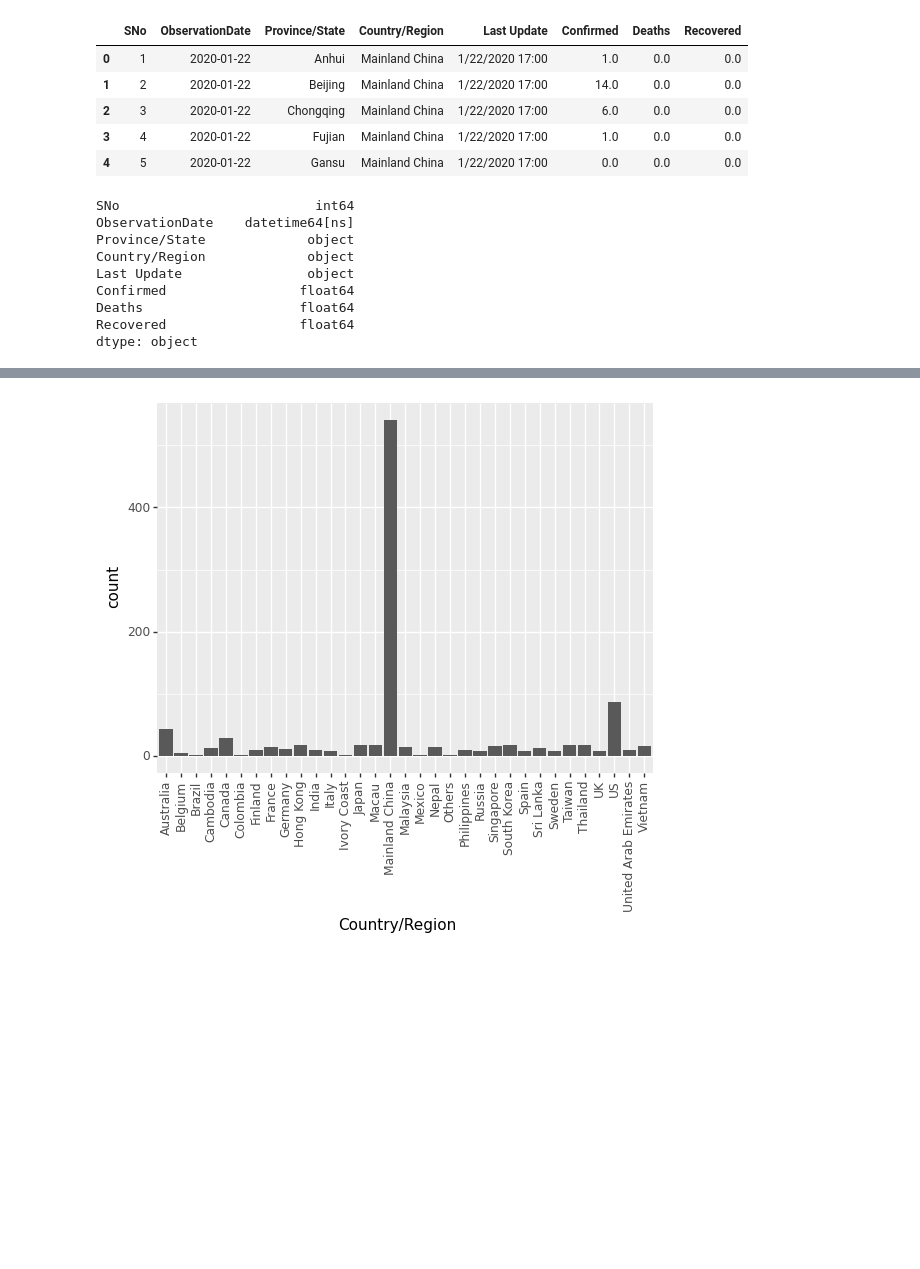
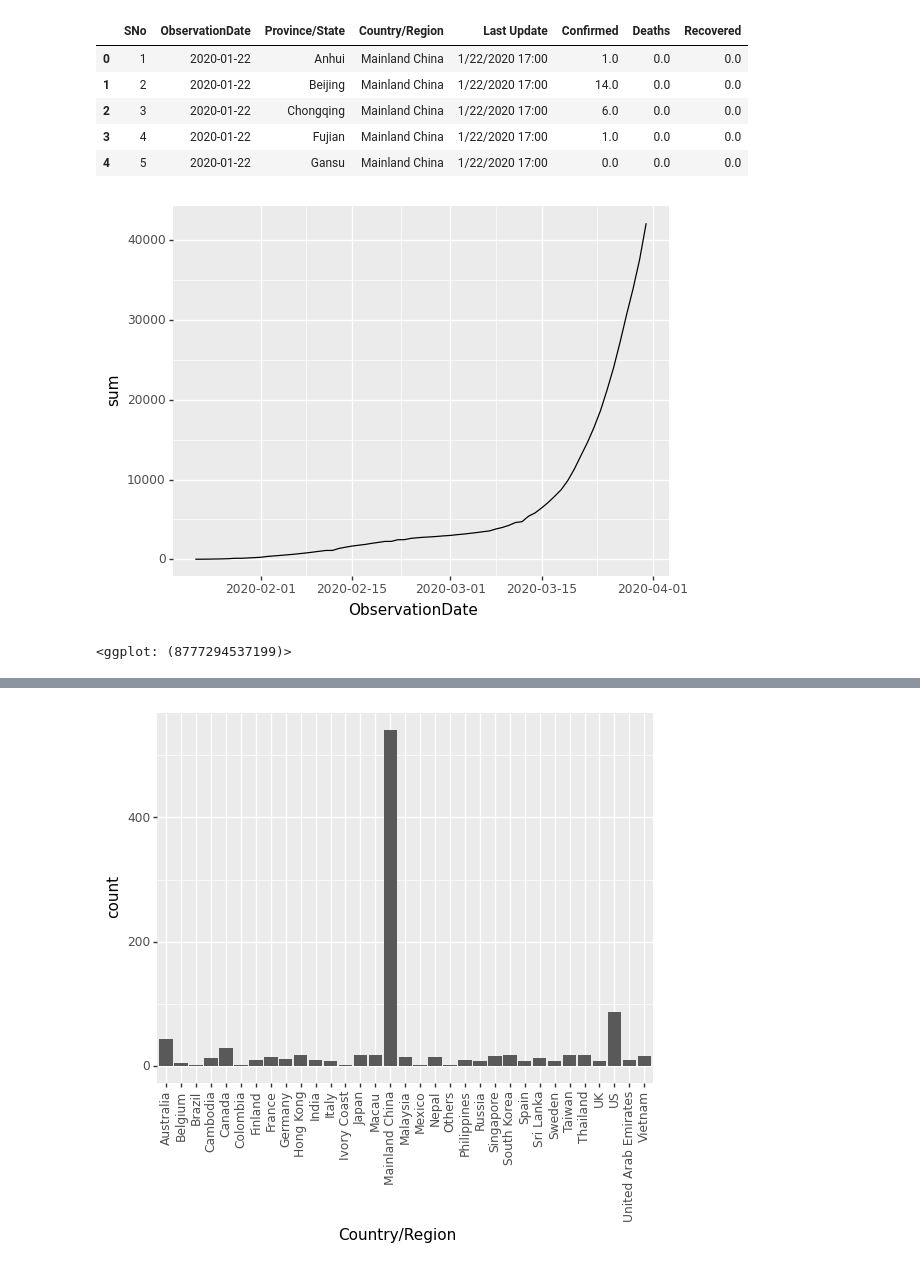
Before and after one commit to DrallaXL/PythonCorona, a Jupyter notebook: pythonCorona.ipynb, the cells around one changed output, grey strips where cells are left out. Drawn from its saved outputs; the diff is of its cells as text; code cells hidden in the pictures; blank space fills up the shorter version.

```diff
--- a/pythonCorona.ipynb
+++ b/pythonCorona.ipynb
@@ -13,16 +14,25 @@ df.head() # To display the top 5 rows
 | 2 | 3 | 2020-01-22 | Chongqing | Mainland China | 1/22/2020 17:00 | 6.0 | 0.0 | 0.0 |
 | 3 | 4 | 2020-01-22 | Fujian | Mainland China | 1/22/2020 17:00 | 1.0 | 0.0 | 0.0 |
 | 4 | 5 | 2020-01-22 | Gansu | Mainland China | 1/22/2020 17:00 | 0.0 | 0.0 | 0.0 |
-# %%
-df.dtypes
-# df.shape
-# %% [output]
-SNo                         int64
-ObservationDate    datetime64[ns]
-Province/State             object
-Country/Region             object
-Last Update                object
-Confirmed                 float64
-Deaths                    float64
-Recovered                 float64
-dtype: object
+# %%
+# using dplyr in python practise:
+from dplython import (DplyFrame, X, diamonds, select, sift, sample_n,
+    sample_frac, head, arrange, mutate, group_by, summarize, DelayFunction)
+
+type(df)
+df2 = DplyFrame(df)
+# df2 >> select(X.SNo) >> head(5)
+
+df3 = (df2 >>
+  group_by(X.ObservationDate) >>
+  summarize(sum=X.Deaths.sum()))
+
+df4 = (df2 >>
+  group_by(X['Country/Region']) >>
+  summarize(sum=X.Deaths.sum()))
+# %%
+(ggplot(df3, aes(x='ObservationDate', y='sum')) + geom_line()
+)
+# %% [output]
+[figure, added]
+<ggplot: (8777294537199)>
```
Also changed, not shown: parts of 2 cells of this notebook.
